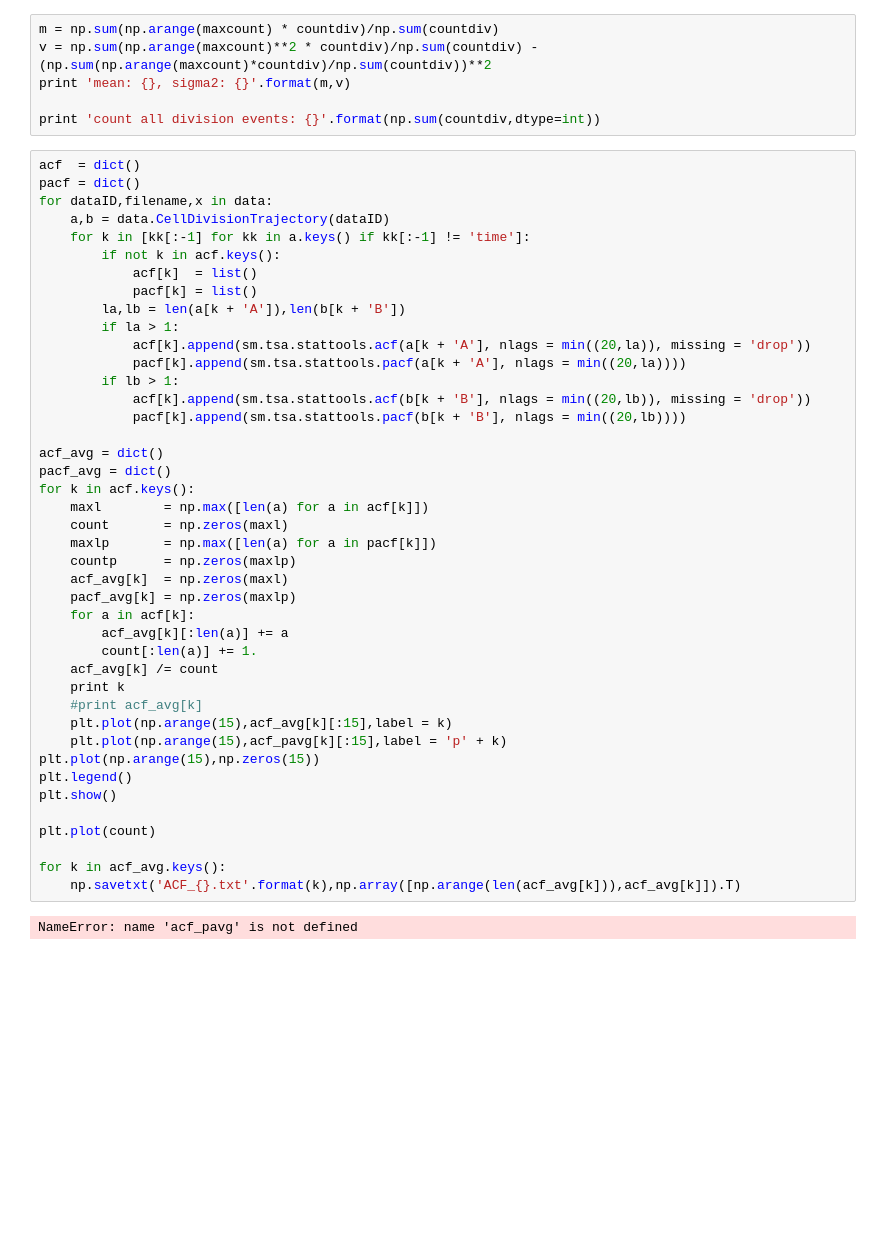
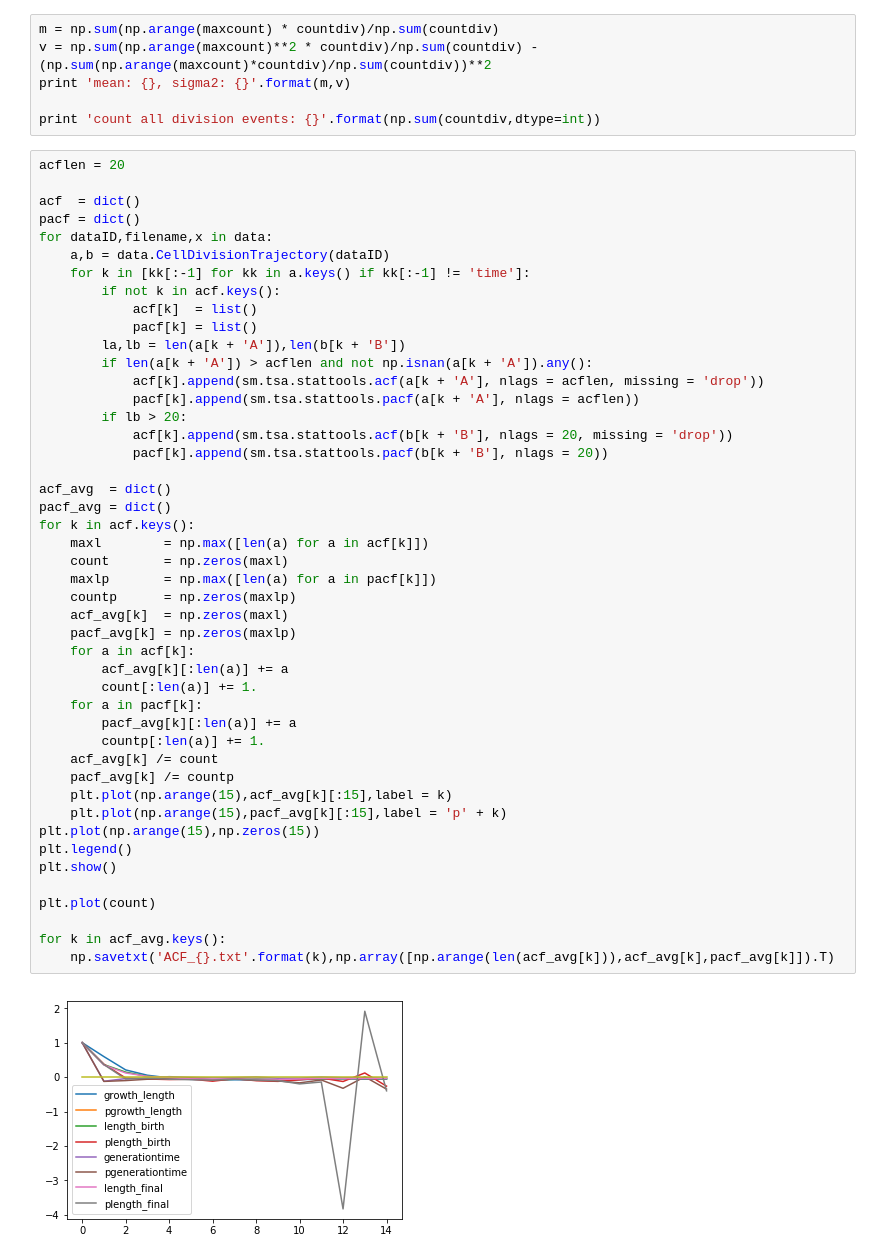
Before and after one commit to lukasgeyrhofer/sistercells, a Jupyter notebook: Analysis.ipynb, the cells around one changed output. Cells and saved outputs as stored; diff of their text form; blank space fills up the shorter version.

Commit message:
pacf

```diff
--- a/Analysis.ipynb
+++ b/Analysis.ipynb
@@ -115,46 +115,50 @@ print 'mean: {}, sigma2: {}'.format(m,v)
 
 print 'count all division events: {}'.format(np.sum(countdiv,dtype=int))
 # %%
+acflen = 20
+
 acf  = dict()
 pacf = dict()
 for dataID,filename,x in data:
     a,b = data.CellDivisionTrajectory(dataID)
     for k in [kk[:-1] for kk in a.keys() if kk[:-1] != 'time']:
         if not k in acf.keys():
             acf[k]  = list()
             pacf[k] = list()
         la,lb = len(a[k + 'A']),len(b[k + 'B'])
-        if la > 1:
-            acf[k].append(sm.tsa.stattools.acf(a[k + 'A'], nlags = min((20,la)), missing = 'drop'))
-            pacf[k].append(sm.tsa.stattools.pacf(a[k + 'A'], nlags = min((20,la))))
-        if lb > 1:
-            acf[k].append(sm.tsa.stattools.acf(b[k + 'B'], nlags = min((20,lb)), missing = 'drop'))
-            pacf[k].append(sm.tsa.stattools.pacf(b[k + 'B'], nlags = min((20,lb))))
+        if len(a[k + 'A']) > acflen and not np.isnan(a[k + 'A']).any():
+            acf[k].append(sm.tsa.stattools.acf(a[k + 'A'], nlags = acflen, missing = 'drop'))
+            pacf[k].append(sm.tsa.stattools.pacf(a[k + 'A'], nlags = acflen))
+        if lb > 20:
+            acf[k].append(sm.tsa.stattools.acf(b[k + 'B'], nlags = 20, missing = 'drop'))
+            pacf[k].append(sm.tsa.stattools.pacf(b[k + 'B'], nlags = 20))
 
-acf_avg = dict()
+acf_avg  = dict()
 pacf_avg = dict()
 for k in acf.keys():
     maxl        = np.max([len(a) for a in acf[k]])
     count       = np.zeros(maxl)
     maxlp       = np.max([len(a) for a in pacf[k]])
     countp      = np.zeros(maxlp)
     acf_avg[k]  = np.zeros(maxl)
     pacf_avg[k] = np.zeros(maxlp)
     for a in acf[k]:
         acf_avg[k][:len(a)] += a
         count[:len(a)] += 1.
+    for a in pacf[k]:
+        pacf_avg[k][:len(a)] += a
+        countp[:len(a)] += 1.
     acf_avg[k] /= count
-    print k
-    #print acf_avg[k]
+    pacf_avg[k] /= countp
     plt.plot(np.arange(15),acf_avg[k][:15],label = k)
-    plt.plot(np.arange(15),acf_pavg[k][:15],label = 'p' + k)
+    plt.plot(np.arange(15),pacf_avg[k][:15],label = 'p' + k)
 plt.plot(np.arange(15),np.zeros(15))
 plt.legend()
 plt.show()
 
 plt.plot(count)
 
 for k in acf_avg.keys():
-    np.savetxt('ACF_{}.txt'.format(k),np.array([np.arange(len(acf_avg[k])),acf_avg[k]]).T)
+    np.savetxt('ACF_{}.txt'.format(k),np.array([np.arange(len(acf_avg[k])),acf_avg[k],pacf_avg[k]]).T)
 # %% [output]
-NameError: name 'acf_pavg' is not defined
+[figure, added]
```
Also changed, not shown: parts of 2 cells of this notebook.
